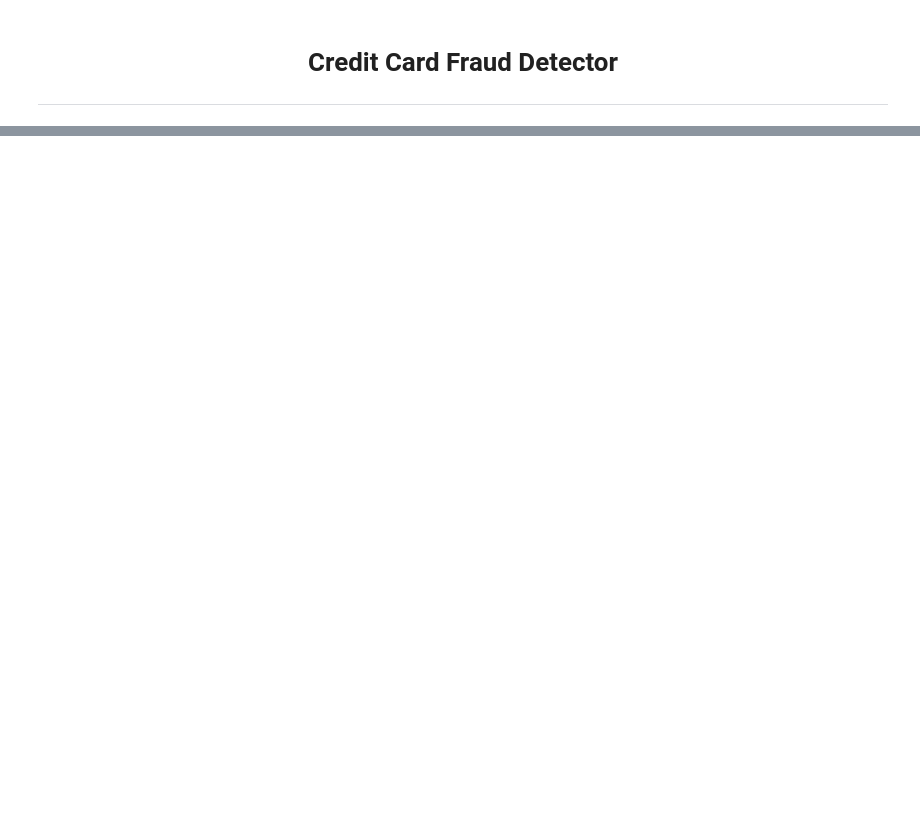
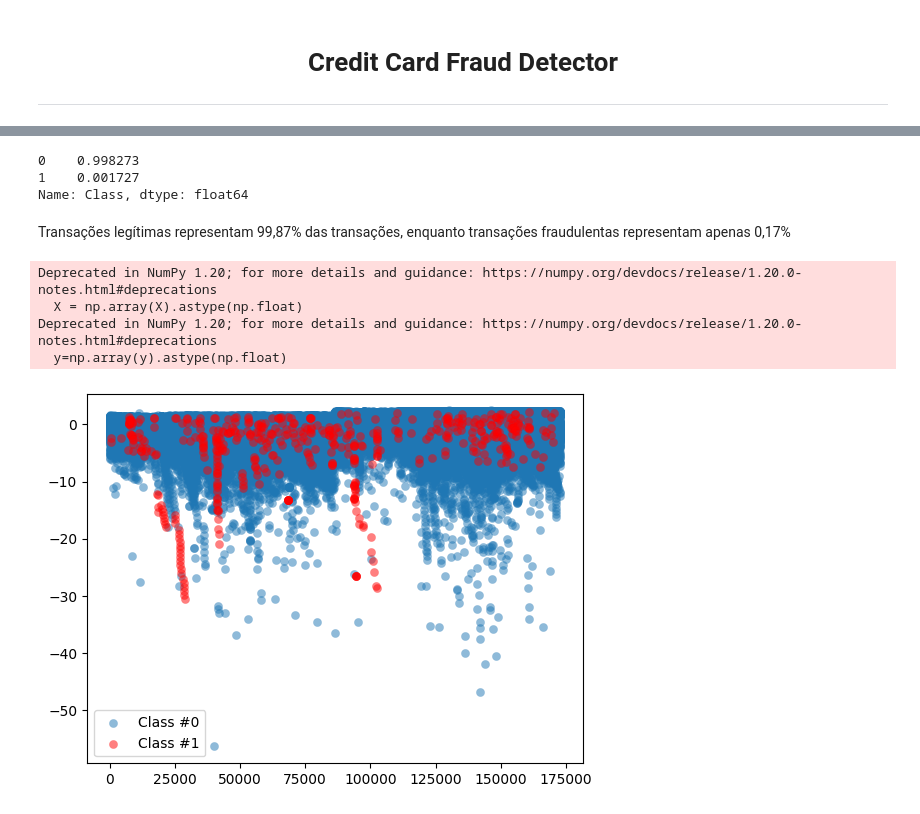
Before and after one commit to Marcos-Vinicius-Santos-Ramos/Machine-Learning-and-Credit-Card-Fraud-Detection, a Jupyter notebook: Detecção_de_fraude_de_cartão_de_crédito_com_machine_learning.ipynb, the cells around one changed output, grey strips where cells are left out. Cells and saved outputs as stored; diff of their text form; code cells hidden in the pictures; blank space fills up the shorter version.

Commit message:
Initial data exploration

```diff
--- a/Detecção_de_fraude_de_cartão_de_crédito_com_machine_learning.ipynb
+++ b/Detecção_de_fraude_de_cartão_de_crédito_com_machine_learning.ipynb
@@ -31,0 +80,3 @@ Criar um modelo de aprendizagem de máquina capaz de prever se uma transação s
+# %%
+# Guardando o conjunto de dados em um objeto DataFrame do pandas, sob o acrônimo ccf_df (credit card fraud data frame)
+ccf_df = pd.read_csv('datasets/creditcard.csv')
@@ -31,0 +140,40 @@ Criar um modelo de aprendizagem de máquina capaz de prever se uma transação s
+# %%
+# Calculando a proporção de indivíduos em cada classe
+occ / len(ccf_df)
+# %% [output]
+0    0.998273
+1    0.001727
+Name: Class, dtype: float64
+# %% [markdown]
+Transações legítimas representam 99,87% das transações, enquanto transações fraudulentas representam apenas 0,17%
+# %%
+# Definindo função que irá separar as "features" (X) dos "labels" (y)
+def prep_data(df):
+    X = df.iloc[:, 0:30]
+    X = np.array(X).astype(np.float)
+    y = df.iloc[:, 30]
+    y=np.array(y).astype(np.float)
+    return X,y
+
+# Definindo função que irá criar um "scatter plot" dos dados e seus rótulos
+def plot_data(X, y):
+	plt.scatter(X[y == 0, 0], X[y == 0, 1],
+                label="Class #0",
+                alpha=0.5,
+                linewidth=0.15)
+	plt.scatter(X[y == 1, 0], X[y == 1, 1],
+                label="Class #1",
+                alpha=0.5,
+                linewidth=0.15, c='r')
+	plt.legend()
+	return plt.show()
+# %%
+# Visualizando a distribuição dos dados através de um scatter plot
+X, y = prep_data(ccf_df)
+plot_data(X, y)
+# %% [output]
+Deprecated in NumPy 1.20; for more details and guidance: https://numpy.org/devdocs/release/1.20.0-notes.html#deprecations
+  X = np.array(X).astype(np.float)
+Deprecated in NumPy 1.20; for more details and guidance: https://numpy.org/devdocs/release/1.20.0-notes.html#deprecations
+  y=np.array(y).astype(np.float)
+[figure, added]
```
Also changed, not shown: parts of 19 cells of this notebook.
